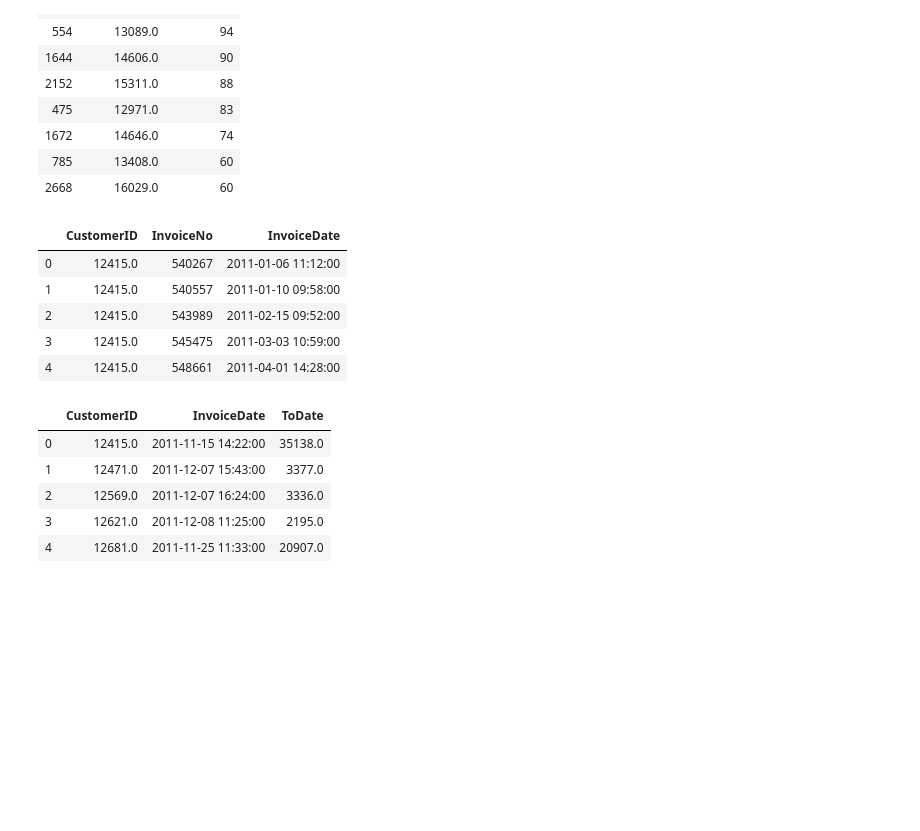
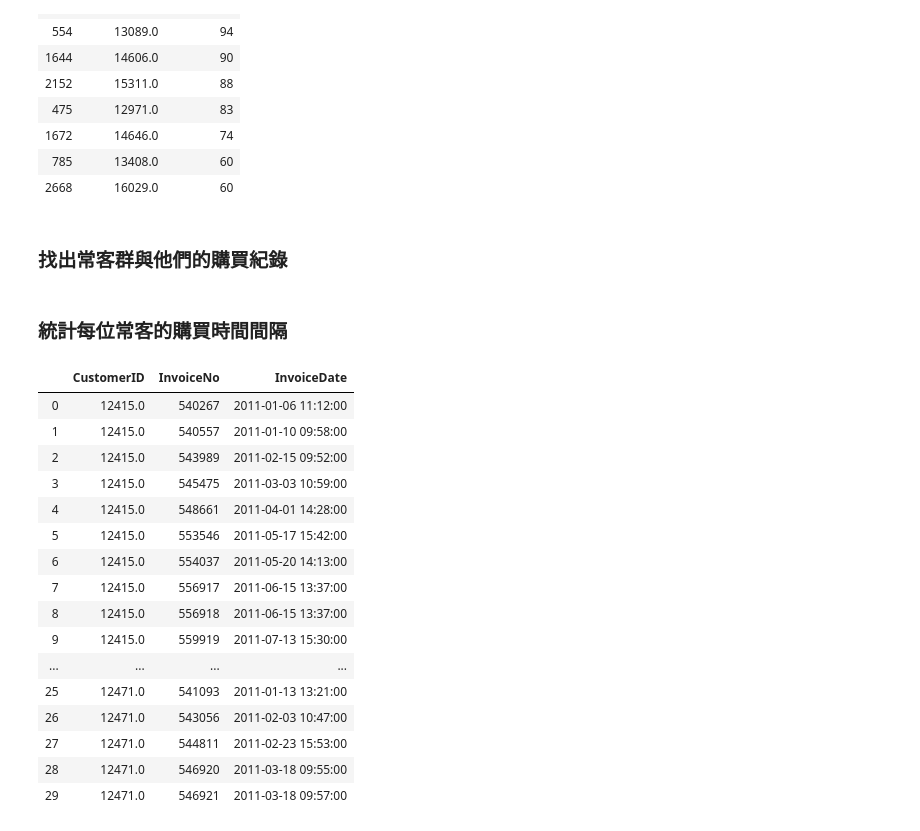
Before and after one commit to sungchien/ecommerce, a Jupyter notebook: 12-customer-churn-detection.ipynb, the cells around one changed output. Drawn from its saved outputs; the diff is of its cells as text; code cells hidden in the pictures; blank space fills up the shorter version.

Commit message:
customer_segmentation

```diff
--- a/12-customer-churn-detection.ipynb
+++ b/12-customer-churn-detection.ipynb
@@ -63,4 +71,6 @@ CustomerData.head(10)
 | 1672 | 14646.0 | 74 |
 | 785 | 13408.0 | 60 |
 | 2668 | 16029.0 | 60 |
+# %% [markdown]
+### 找出常客群與他們的購買紀錄
 # %%
@@ -69,29 +79,33 @@ MajorCustomers = CustomerData.CustomerID[CustomerData.InvoiceNo>=20].values
 # %%
 # 常客的購物紀錄
 mc_df = df.loc[df.CustomerID.isin(MajorCustomers), ]
+# %% [markdown]
+### 統計每位常客的購買時間間隔
 # %%
 # 如果同一筆購物交易分在連續兩個時間內完成，則取最大者
 mc_df = mc_df.groupby(["CustomerID", "InvoiceNo"])\
 .agg({"InvoiceDate": "max"}).reset_index()
 # %%
-# 按照顧客及購物時間排列資料，使同一顧客的購物日期按先後排列
+# 按照顧客及購物時間排列資料，使同一顧客的購物時間按先後排列
 mc_df = mc_df.sort_values(["CustomerID", "InvoiceDate"], ascending=True)
 
-mc_df.head()
+mc_df.head(30)
 # %% [output]
 |  | CustomerID | InvoiceNo | InvoiceDate |
 | 0 | 12415.0 | 540267 | 2011-01-06 11:12:00 |
 | 1 | 12415.0 | 540557 | 2011-01-10 09:58:00 |
 | 2 | 12415.0 | 543989 | 2011-02-15 09:52:00 |
 | 3 | 12415.0 | 545475 | 2011-03-03 10:59:00 |
 | 4 | 12415.0 | 548661 | 2011-04-01 14:28:00 |
+| 5 | 12415.0 | 553546 | 2011-05-17 15:42:00 |
+| 6 | 12415.0 | 554037 | 2011-05-20 14:13:00 |
+| 7 | 12415.0 | 556917 | 2011-06-15 13:37:00 |
+| 8 | 12415.0 | 556918 | 2011-06-15 13:37:00 |
+| 9 | 12415.0 | 559919 | 2011-07-13 15:30:00 |
+| ... | ... | ... | ... |
+| 25 | 12471.0 | 541093 | 2011-01-13 13:21:00 |
+| 26 | 12471.0 | 543056 | 2011-02-03 10:47:00 |
+| 27 | 12471.0 | 544811 | 2011-02-23 15:53:00 |
+| 28 | 12471.0 | 546920 | 2011-03-18 09:55:00 |
+| 29 | 12471.0 | 546921 | 2011-03-18 09:57:00 |
-# %%
-mc_todate.head()
-# %% [output]
-|  | CustomerID | InvoiceDate | ToDate |
-| 0 | 12415.0 | 2011-11-15 14:22:00 | 35138.0 |
-| 1 | 12471.0 | 2011-12-07 15:43:00 | 3377.0 |
-| 2 | 12569.0 | 2011-12-07 16:24:00 | 3336.0 |
-| 3 | 12621.0 | 2011-12-08 11:25:00 | 2195.0 |
-| 4 | 12681.0 | 2011-11-25 11:33:00 | 20907.0 |
 # %%
```
Also changed, not shown: parts of 36 cells of this notebook, 1 other file.
